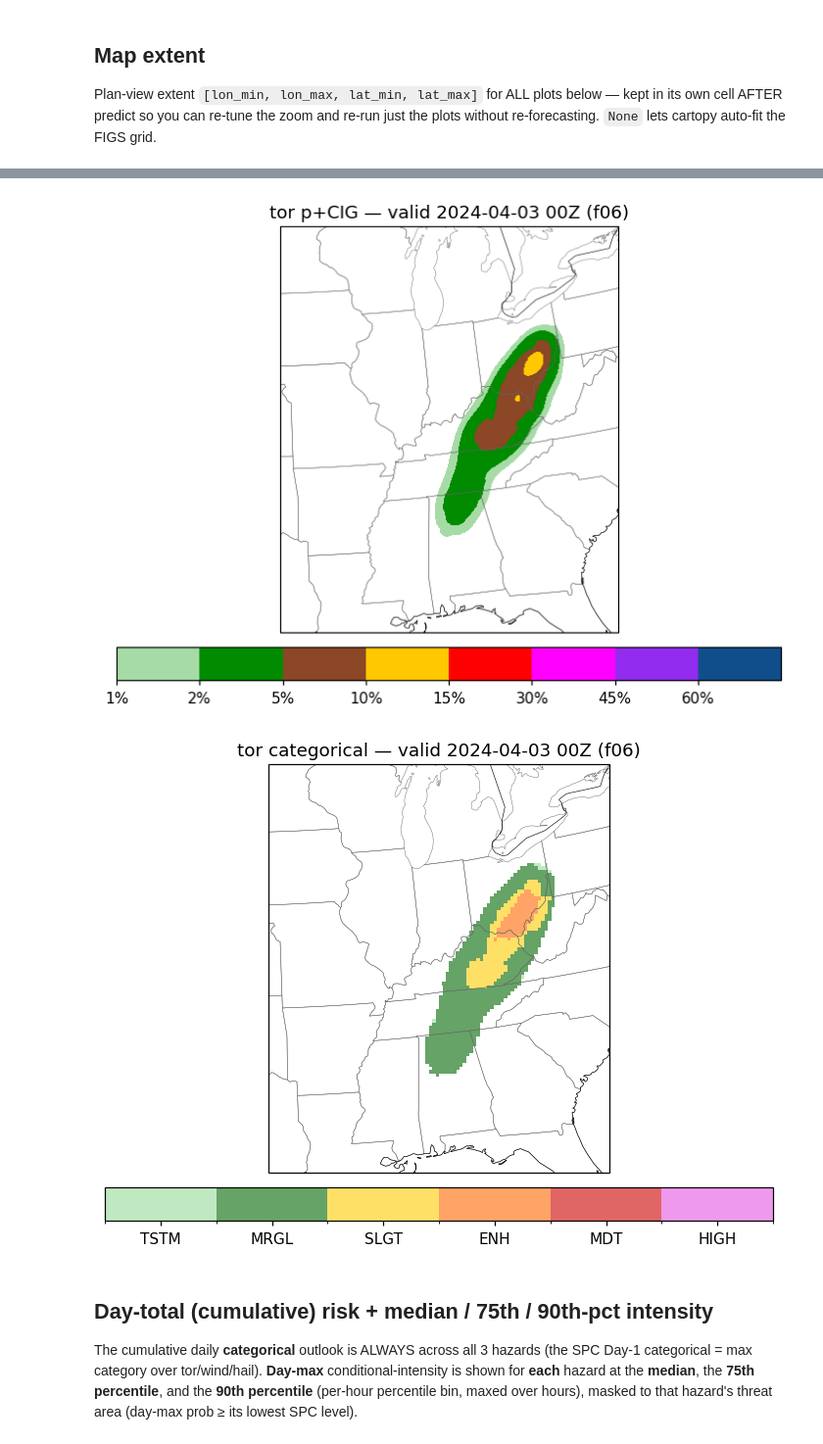
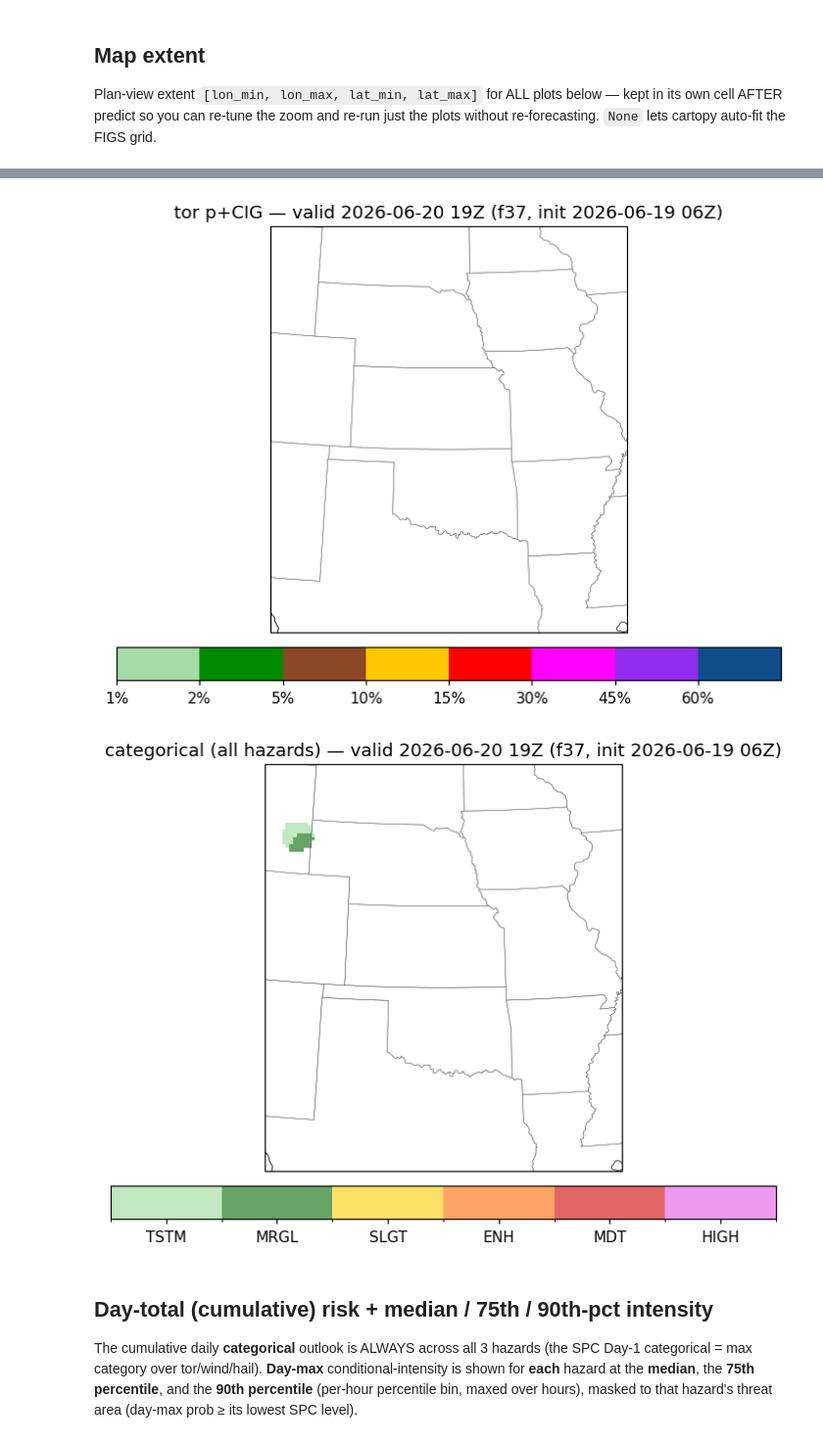
Before and after one commit to jwthiesing/FIGS, a Jupyter notebook: notebooks/01_case_analysis.ipynb, the cells around one changed output, grey strips where cells are left out. Shown at 98% size. Drawn from its saved outputs; the diff is of its cells as text; code cells hidden in the pictures.

```diff
--- a/notebooks/01_case_analysis.ipynb
+++ b/notebooks/01_case_analysis.ipynb
@@ -22,9 +22,11 @@ from figs.data import reports, grid
 # RUN   = datetime(2026, 6, 18, 18, tzinfo=timezone.utc)  # HRRR cycle to forecast
 # RUN   = datetime(2024, 10, 9, 12, tzinfo=timezone.utc)  # HRRR cycle to forecast
 # RUN   = datetime(2024, 7, 8, 15, tzinfo=timezone.utc)  # HRRR cycle to forecast
-RUN   = datetime(2024, 4, 2, 18, tzinfo=timezone.utc)  # HRRR cycle to forecast
+# RUN   = datetime(2024, 4, 2, 18, tzinfo=timezone.utc)  # HRRR cycle to forecast
 # RUN   = datetime(2025, 6, 20, 18, tzinfo=timezone.utc)  # HRRR cycle to forecast
-FXX   = list(range(1, 13))                              # forecast hours
+RUN   = datetime(2026, 6, 19, 6, tzinfo=timezone.utc)  # HRRR cycle to forecast
+# FXX   = list(range(1, 13))                              # forecast hours
+FXX   = list(range(37, 49))                              # forecast hours
 MODELS = None                                           # None -> Data/models
 DL_WORKERS = 8                                          # forecast hours downloaded concurrently
 # %% [markdown]
@@ -83,10 +52,10 @@ in its own cell AFTER predict so you can re-tune the zoom and re-run just the pl
 without re-forecasting. `None` lets cartopy auto-fit the FIGS grid.
 # %%
 # MAP_EXTENT = [-110, -80, 25, 55]
-MAP_EXTENT = [-95, -80, 30, 45] # Ohio river valley
+# MAP_EXTENT = [-95, -80, 30, 45] # Ohio river valley
 # MAP_EXTENT = [-95, -80, 25, 40] # Dixie
 # MAP_EXTENT = [-100, -80, 20, 40] # Dixie
-# MAP_EXTENT = [-105, -90, 30, 45] # Plains
+MAP_EXTENT = [-105, -90, 30, 45] # Plains
 # MAP_EXTENT = [-105, -90, 35, 50] # Plains
 # MAP_EXTENT = [-85, -78, 23, 30] # Milton
 plots.set_extent(MAP_EXTENT)
@@ -97,17 +68,24 @@ HAZARD = 'tor'                                          # 'tor' | 'wind' | 'hail
 # %%
-FH = 6  # forecast hour to display
 if preds:
-    p = preds[FH][f'p_{HAZARD}']
-    dist = np.nan_to_num(preds[FH][f'dist_{HAZARD}'])
-    risk = cig.categorical_risk(HAZARD, p*100, dist)
-    vt = RUN + timedelta(hours=FH)
-    plots.plot_probability(p, HAZARD, f'{HAZARD} p+CIG — valid {vt:%Y-%m-%d %HZ} (f{FH:02d})', '/tmp/_p.png')
-    plots.plot_categorical(risk['category'], HAZARD, f'{HAZARD} categorical — valid {vt:%Y-%m-%d %HZ} (f{FH:02d})', '/tmp/_c.png')
     from IPython.display import Image, display
-    display(Image('/tmp/_p.png')); display(Image('/tmp/_c.png'))
+    from figs.products import animate
+    prob_frames, cat_frames = [], []
+    for f in sorted(FXX):
+        p = preds[f][f'p_{HAZARD}']
+        dist = np.nan_to_num(preds[f][f'dist_{HAZARD}'])
+        cig_idx = cig.derive_cig_category(HAZARD, dist)
+        vt = RUN + timedelta(hours=f)
+        ttl = f'valid {vt:%Y-%m-%d %HZ} (f{f:02d}, init {RUN:%Y-%m-%d %HZ})'
+        prob_frames.append(plots.plot_probability(p, HAZARD, f'{HAZARD} p+CIG — {ttl}', f'/tmp/_p_{f:02d}.png', cig=cig_idx))
+        # categorical is ALWAYS across all 3 hazards (max category over tor/wind/hail)
+        cat = np.maximum.reduce([cig.categorical_risk(h, preds[f][f'p_{h}']*100, np.nan_to_num(preds[f][f'dist_{h}']))['category'] for h in C.HAZARDS])
+        cat_frames.append(plots.plot_categorical(cat, 'all', f'categorical (all hazards) — {ttl}', f'/tmp/_c_{f:02d}.png'))
+    pgif = animate.make_gif(prob_frames, '/tmp/_p.gif', duration_ms=600)
+    cgif = animate.make_gif(cat_frames, '/tmp/_c.gif', duration_ms=600)
+    display(Image(pgif)); display(Image(cgif))
 # %% [output]
-[figure, old version]
+[figure, new version]
-[figure, old version]
+[figure, new version]
 # %% [markdown]
 ## Day-total (cumulative) risk + median / 75th / 90th-pct intensity
 
```
Also changed, not shown: parts of 8 cells of this notebook, 2 other files.
